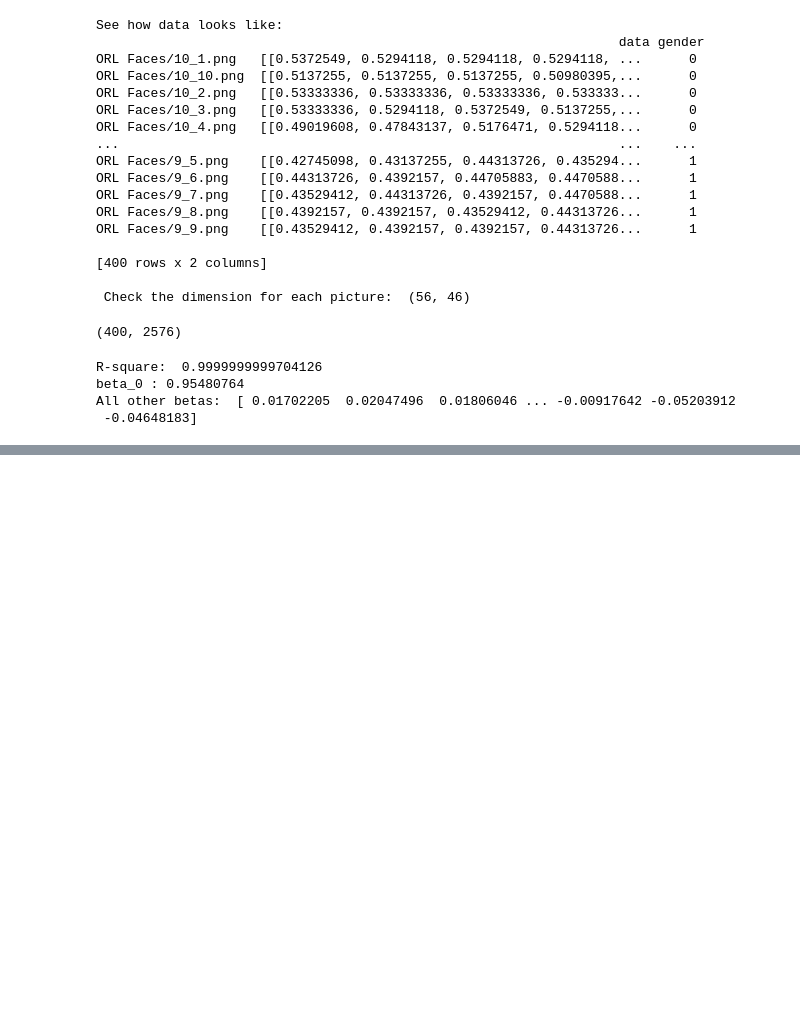
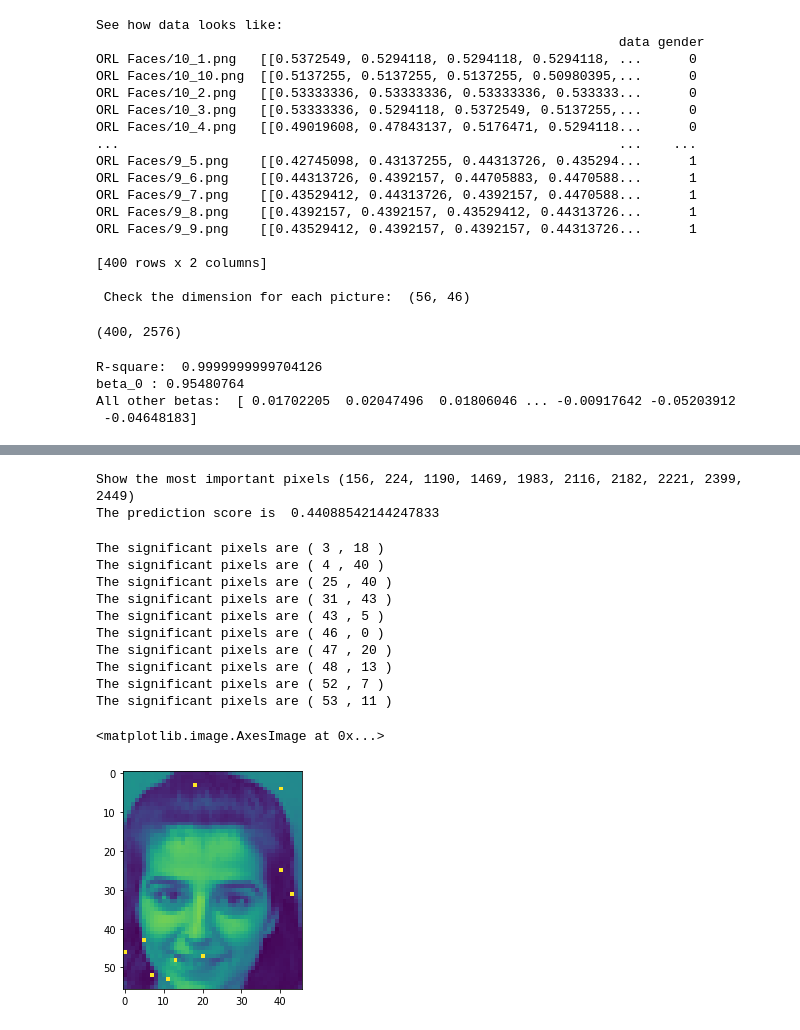
Before and after one commit to Chuanhuan/NTU-Classes, a Jupyter notebook: Data Analytics/hw2-jack.ipynb, the cells around one changed output, grey strips where cells are left out. Cells and saved outputs as stored; diff of their text form; code cells hidden in the pictures; blank space fills up the shorter version.

```diff
--- a/Data Analytics/hw2-jack.ipynb
+++ b/Data Analytics/hw2-jack.ipynb
@@ -154,11 +159,3 @@ Covariance Type:            nonrobust
 Notes:
 [1] Standard Errors assume that the covariance matrix of the errors is correctly specified.
 [2] The input rank is higher than the number of observations.
-# %%
-
-print(np.matrix(np.ndarray.flatten(sample_df['data'][0])).shape)
-data_mat = np.array(np.ndarray.flatten(sample_df['data'][0]))
-for i in range(1, len(sample_df)):
-    data_mat = np.concatenate((data_mat,
-         np.array(np.ndarray.flatten(sample_df['data'][i]))))
-data_mat = data_mat.reshape(400,2576)
@@ -184,0 +165,10 @@ data_mat.shape
+# %%
+from mlxtend.feature_selection import SequentialFeatureSelector as sfs
+
+clf = LinearRegression()
+
+# Build step forward feature selection
+sfs1 = sfs(clf,k_features = 10,forward=True,floating=False, scoring='r2',cv=5)
+
+# Perform SFFS
+sfs1 = sfs1.fit(X, y)
@@ -184,0 +196,28 @@ data_mat.shape
+# %%
+print('Show the most important pixels', sfs1.k_feature_names_)
+
+print('The prediction score is ', sfs1.k_score_)
+# %% [output]
+Show the most important pixels (156, 224, 1190, 1469, 1983, 2116, 2182, 2221, 2399, 2449)
+The prediction score is  0.44088542144247833
+# %%
+for i in sfs1.k_feature_names_:
+    row = int(np.floor(i/np.matrix(sample_df['data'][0]).shape[1]) )
+    col = i - row*np.matrix(sample_df['data'][0]).shape[1]
+    print('The significant pixels are (',row, ',',col, ')')
+    png_df['ORL Faces/10_1.png'][0][row][col]=1
+
+plt.imshow(png_df['ORL Faces/10_1.png'][0])
+# %% [output]
+The significant pixels are ( 3 , 18 )
+The significant pixels are ( 4 , 40 )
+The significant pixels are ( 25 , 40 )
+The significant pixels are ( 31 , 43 )
+The significant pixels are ( 43 , 5 )
+The significant pixels are ( 46 , 0 )
+The significant pixels are ( 47 , 20 )
+The significant pixels are ( 48 , 13 )
+The significant pixels are ( 52 , 7 )
+The significant pixels are ( 53 , 11 )
+<matplotlib.image.AxesImage at 0x...>
+[figure, added]
```
Also changed, not shown: parts of 14 cells of this notebook.
